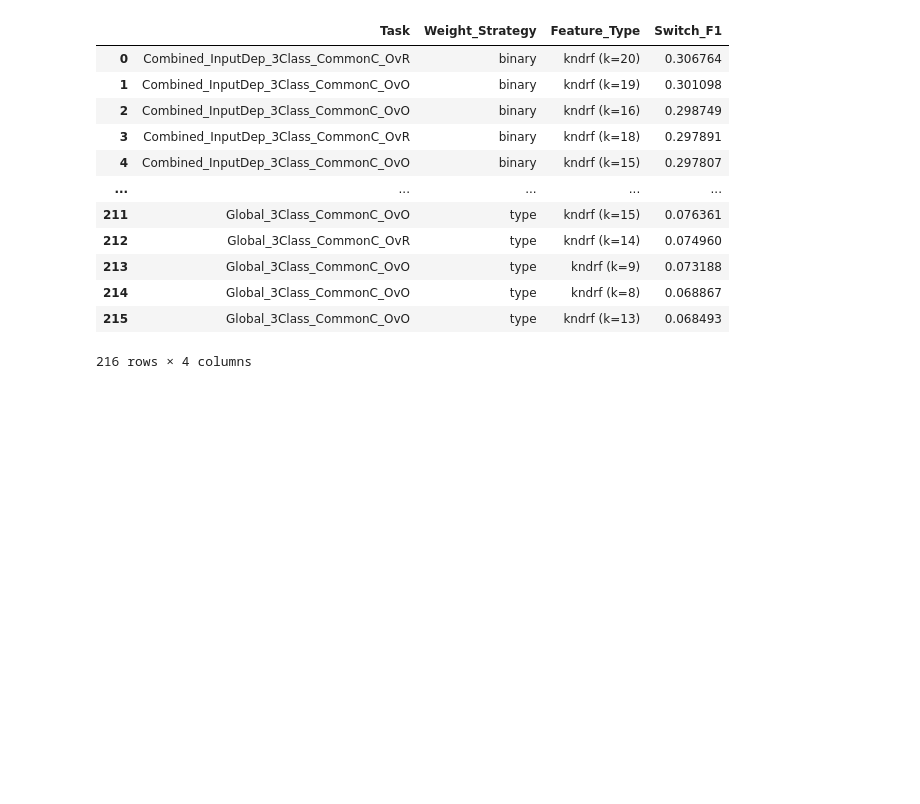
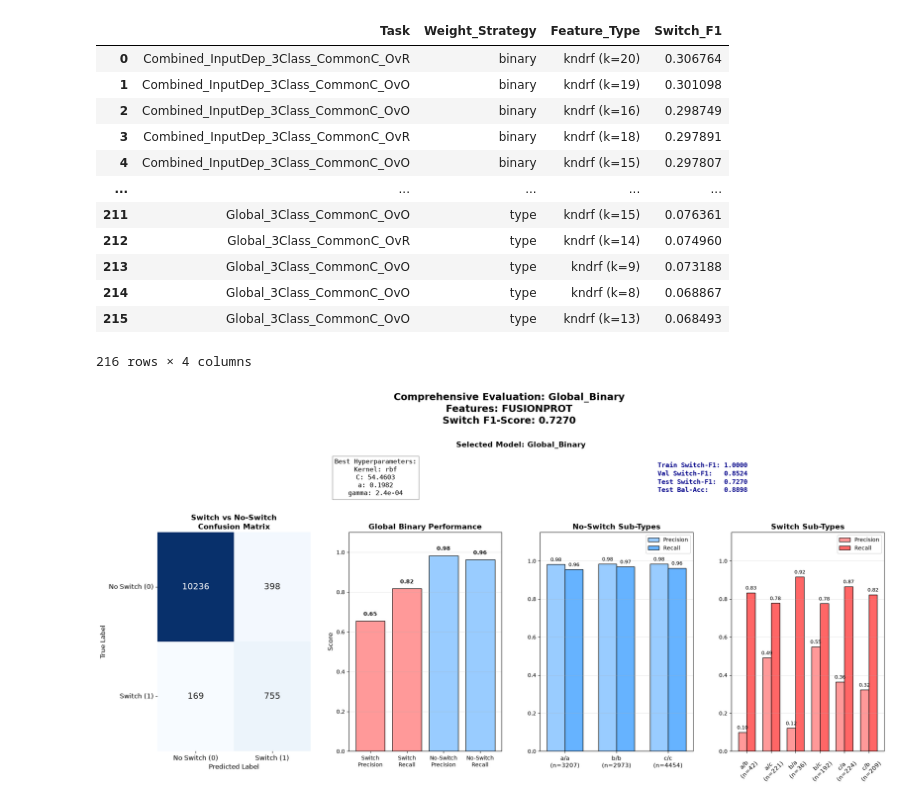
Before and after one commit to Pranav-Machingal/fs_classification_bda26, a Jupyter notebook: results_visualization.ipynb, the cells around one changed output. Saved outputs shown, nothing was run; the diff lists cells and outputs as text; code cells hidden in the pictures; blank space fills up the shorter version.

Commit message:
updated training code
fixed incorrect evaluation metric

```diff
--- a/results_visualization.ipynb
+++ b/results_visualization.ipynb
@@ -153,7 +153,9 @@ from visualization_utils import rank_tasks_by_switch_f1
 rank_tasks_by_switch_f1(weight_strategies=['binary', 'type'], feature_types=['saprot'])
 # %%
 from visualization_utils import plot_comprehensive_evaluation
-plot_comprehensive_evaluation(task_name='Global_Binary', weight_strategy='binary', feature_type="saprot")
+plot_comprehensive_evaluation(task_name='Global_Binary', feature_type="fusionprot")
+# %% [output]
+[figure, added]
 # %%
 (8253/(8253+2381)), 723/(723+201), (0.78+0.23)/2
 # %%
```
Also changed, not shown: 3 other files.
